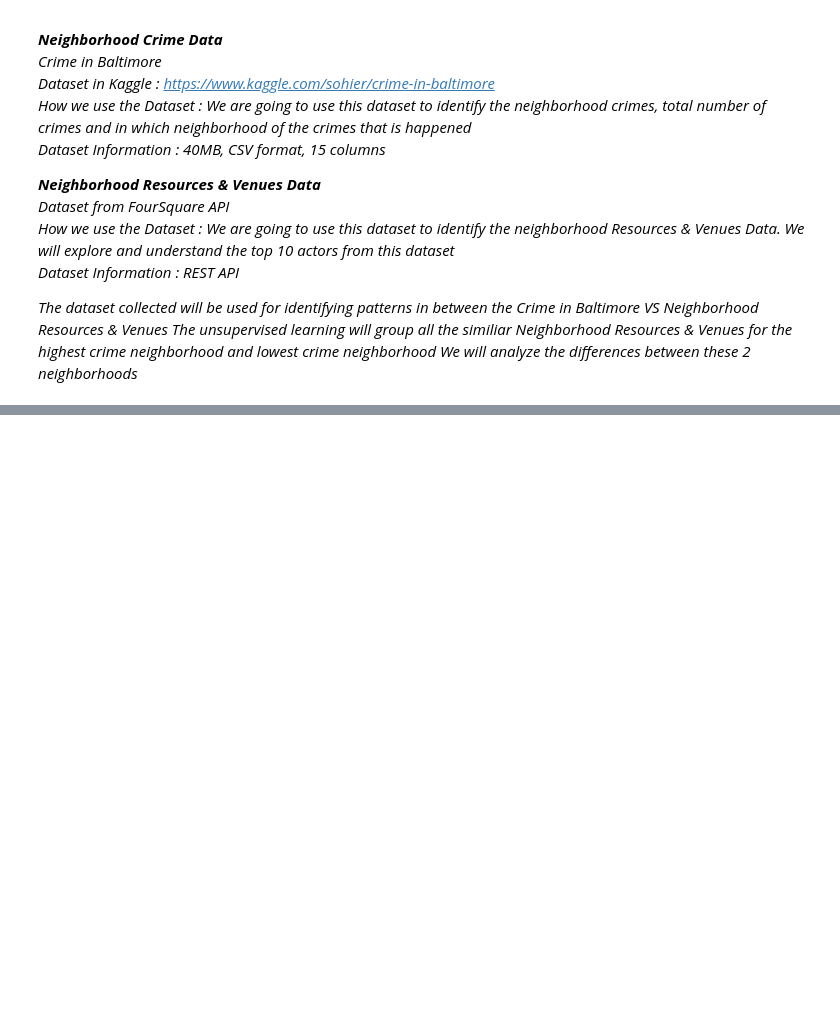
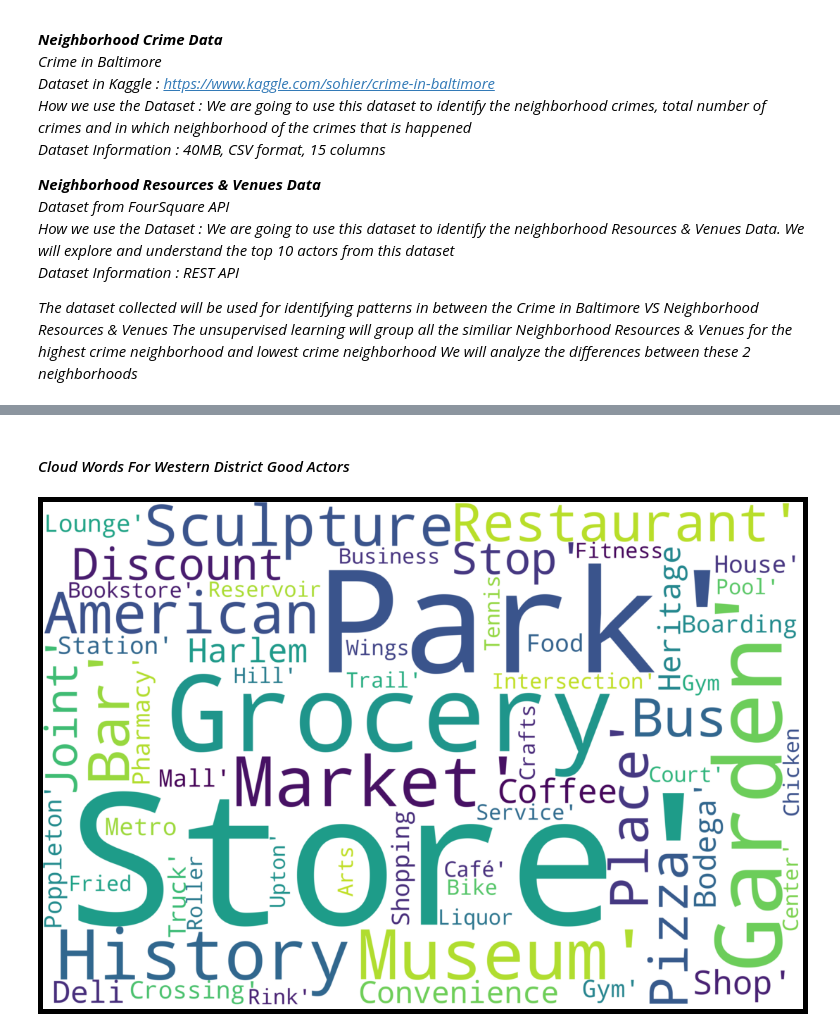
Before and after one commit to Stanley-Chan/Coursera_Capstone, a Jupyter notebook: The Battle of Neighborhoods.ipynb, the cells around one changed output, grey strips where cells are left out. Drawn from its saved outputs; the diff is of its cells as text; code cells hidden in the pictures; blank space fills up the shorter version.

```diff
--- a/The Battle of Neighborhoods.ipynb
+++ b/The Battle of Neighborhoods.ipynb
@@ -50,0 +699,25 @@ We will analyze the differences between these 2 neighborhoods*
+# %% [markdown]
+#### *Cloud Words For Western District Good Actors*
+# %%
+western_cluster2 = western_venues_merged[western_venues_merged['Cluster Labels'] == 2]
+western_cloudwords = western_cluster2.values.tolist()
+
+#Creating Cloud Words
+from wordcloud import WordCloud, STOPWORDS
+import matplotlib.pyplot as plt
+text = western_cloudwords
+wordcloud = WordCloud(
+    width = 3000,
+    height = 2000,
+    background_color = 'white',
+    stopwords = STOPWORDS).generate(str(text))
+fig = plt.figure(
+    figsize = (20, 10),
+    facecolor = 'k',
+    edgecolor = 'k')
+plt.imshow(wordcloud, interpolation = 'bilinear')
+plt.axis('off')
+plt.tight_layout(pad=0)
+plt.show()
+# %% [output]
+[figure, added]
```
Also changed, not shown: parts of 57 cells of this notebook.
